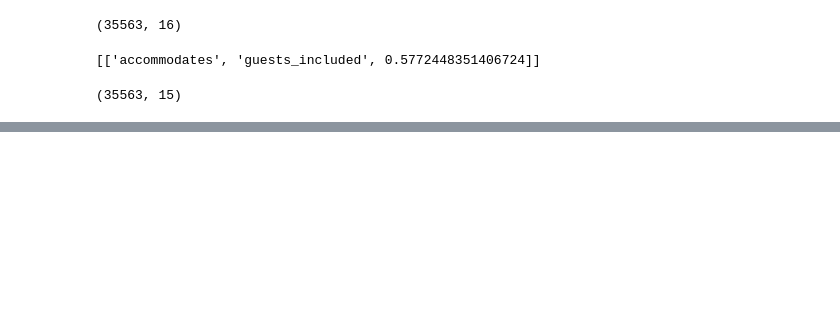
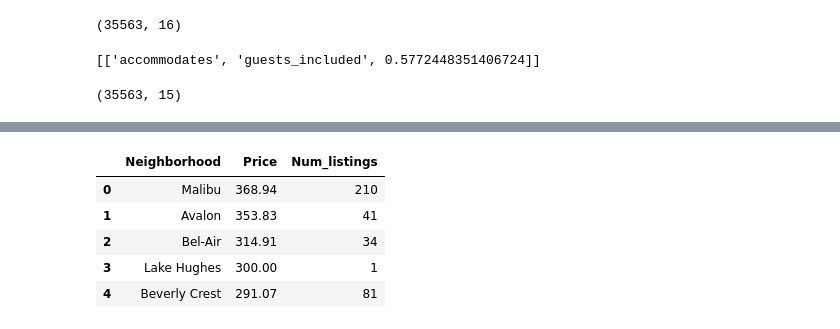
Before and after one commit to tri-bui/airbnb-la-listings, a Jupyter notebook: 3-modeling.ipynb, the cells around one changed output, grey strips where cells are left out. Cells and saved outputs as stored; diff of their text form; code cells hidden in the pictures; blank space fills up the shorter version.

```diff
--- a/3-modeling.ipynb
+++ b/3-modeling.ipynb
@@ -158,0 +183,5 @@ list765.shape
+# %%
+# Neighborhood listing counts
+nb_count = pd.DataFrame(list765.neighborhood.value_counts()).reset_index()
+nb_count.columns = ['Neighborhood', 'Num_listings']
+nb_count.head()
@@ -158,0 +195,12 @@ list765.shape
+# %%
+# Average price of each neighborhood
+nb_prices = utils.agg_to_2cols(df=list765, agg_col='price', agg_col_name='Price')
+nb_prices = pd.merge(nb_prices, nb_count, on='Neighborhood', how='left')
+nb_prices.head()
+# %% [output]
+|  | Neighborhood | Price | Num_listings |
+| 0 | Malibu | 368.94 | 210 |
+| 1 | Avalon | 353.83 | 41 |
+| 2 | Bel-Air | 314.91 | 34 |
+| 3 | Lake Hughes | 300.00 | 1 |
+| 4 | Beverly Crest | 291.07 | 81 |
```
Also changed, not shown: parts of 9 cells of this notebook, 3 other files.
